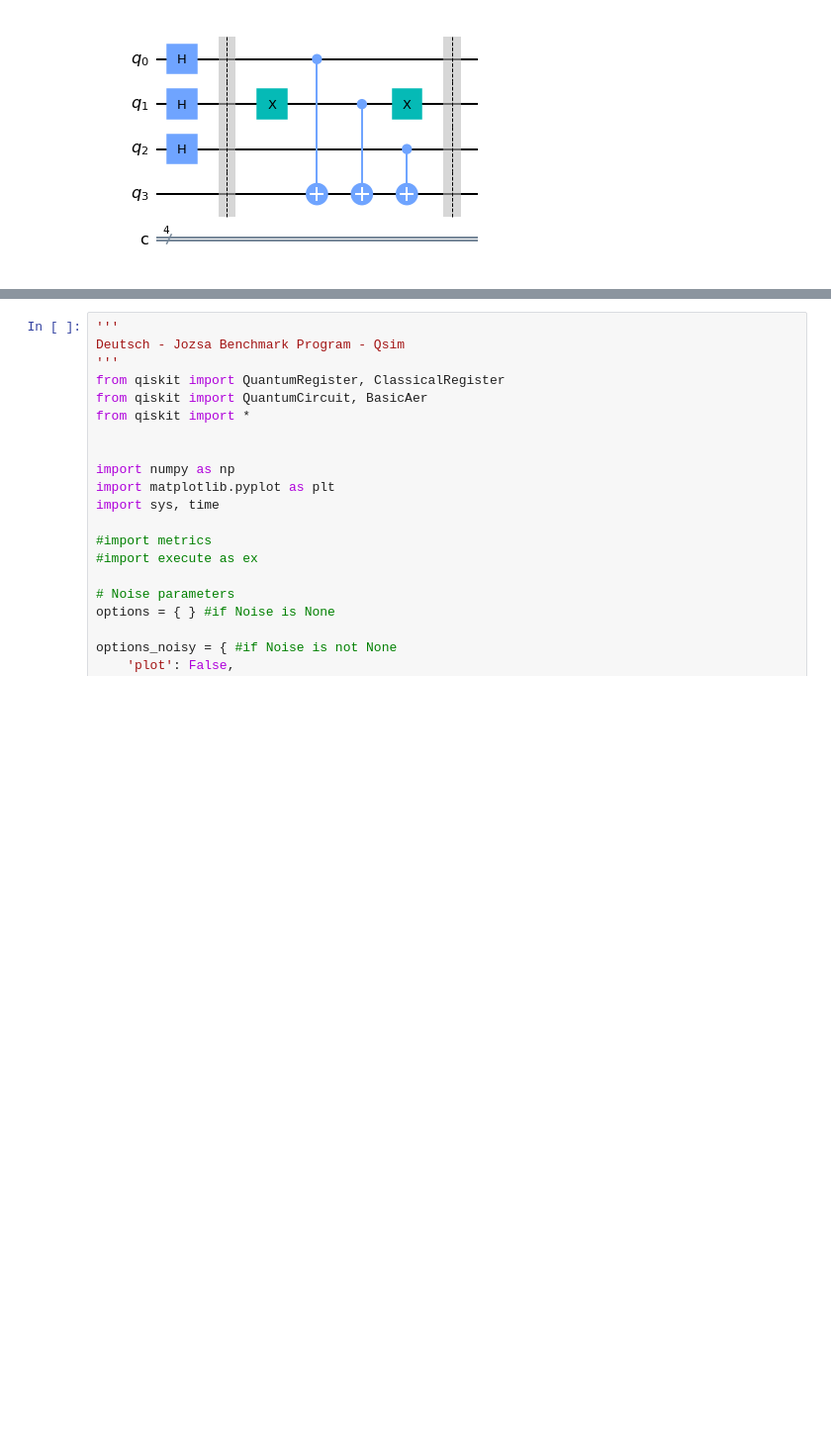
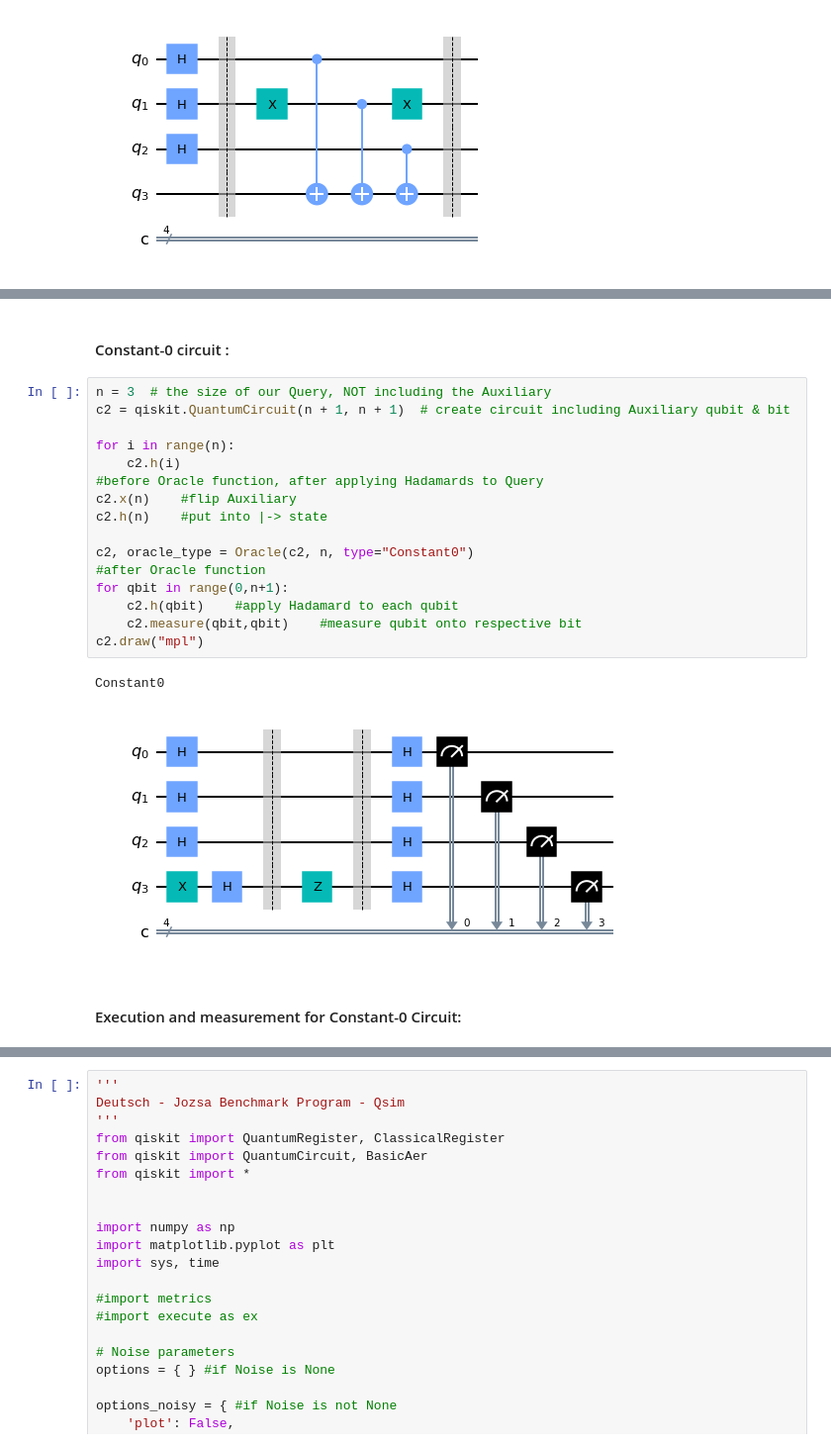
Before and after one commit to PavanCyborg/QSIM_Benchmark_Implementation, a Jupyter notebook: Deustch-Jozsa/DJ_DM_simulator.ipynb, the cells around one changed output, grey strips where cells are left out. Shown: that part at 99% size. Cells and saved outputs as stored; diff of their text form; blank space fills up the shorter version.

```diff
--- a/Deustch-Jozsa/DJ_DM_simulator.ipynb
+++ b/Deustch-Jozsa/DJ_DM_simulator.ipynb
@@ -359,0 +591,23 @@ oracle_type = Balanced
+# %% [markdown]
+#### Constant-0 circuit :
+# %%
+n = 3  # the size of our Query, NOT including the Auxiliary
+c2 = qiskit.QuantumCircuit(n + 1, n + 1)  # create circuit including Auxiliary qubit & bit
+
+for i in range(n):
+    c2.h(i)
+#before Oracle function, after applying Hadamards to Query
+c2.x(n)    #flip Auxiliary
+c2.h(n)    #put into |-> state
+
+c2, oracle_type = Oracle(c2, n, type="Constant0")
+#after Oracle function
+for qbit in range(0,n+1):
+    c2.h(qbit)    #apply Hadamard to each qubit
+    c2.measure(qbit,qbit)    #measure qubit onto respective bit
+c2.draw("mpl")
+# %% [output]
+Constant0
+[figure, added]
+# %% [markdown]
+#### Execution and measurement for Constant-0 Circuit:
```
Also changed, not shown: parts of 21 cells of this notebook.
